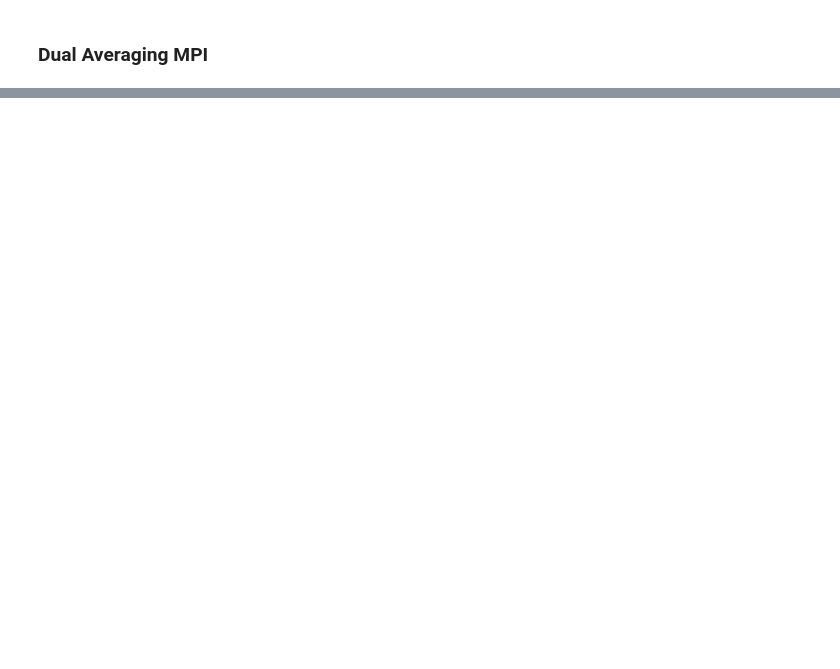
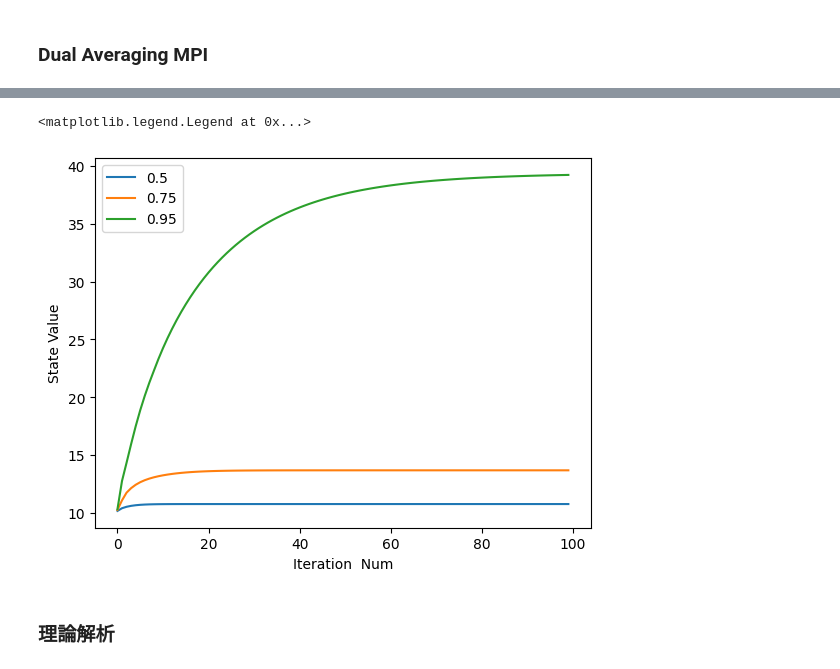
Before and after one commit to throbotaith/syumi-note-t, a Jupyter notebook: Reinforcement Learning/Dual Averaging MPI.ipynb, the cells around one changed output, grey strips where cells are left out. Drawn from its saved outputs; the diff is of its cells as text; code cells hidden in the pictures; blank space fills up the shorter version.

```diff
--- a/Reinforcement Learning/Dual Averaging MPI.ipynb
+++ b/Reinforcement Learning/Dual Averaging MPI.ipynb
@@ -270,0 +172,29 @@ plt.show()
+# %%
+#DA-MPI tau not = 0の場合
+
+updated_v = v
+gammas = [0.5,0.75,0.95]
+for gamma in gammas:
+    mdp2 = mdp2._replace(gamma=gamma)
+    v_value = []
+    pi = np.ones((S,A))/A
+    Q = np.zeros((S,A))
+    h = Q
+    k = 0
+    for i in range(100):
+        Q= compute_Q_pi(mdp2,Q,pi,tau_not0)
+        h = compute_h_tau_not0(Q,h,k)
+        pi = softmax(h,axis=1)
+        v_value.append(Q.max())
+        k+=1
+    plt.plot(v_value,label = f"{gamma}")
+
+plt.ylabel("State Value")
+plt.xlabel("Iteration  Num")
+
+plt.legend()
+# %% [output]
+<matplotlib.legend.Legend at 0x...>
+[figure, added]
+# %% [markdown]
+### 理論解析
```
Also changed, not shown: parts of 4 cells of this notebook.
